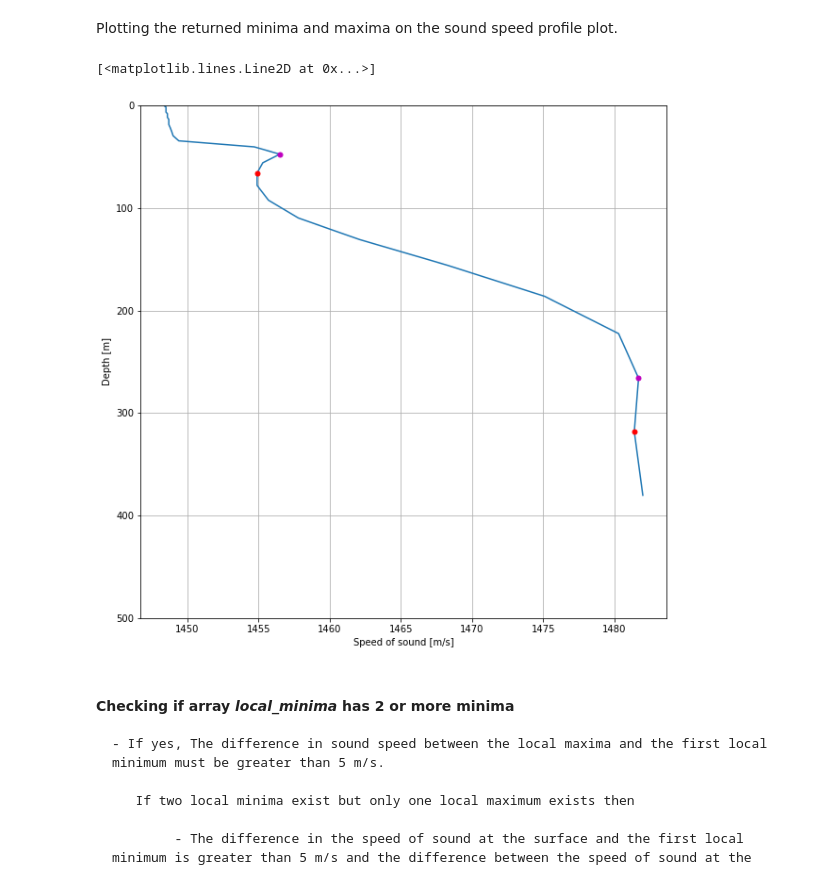
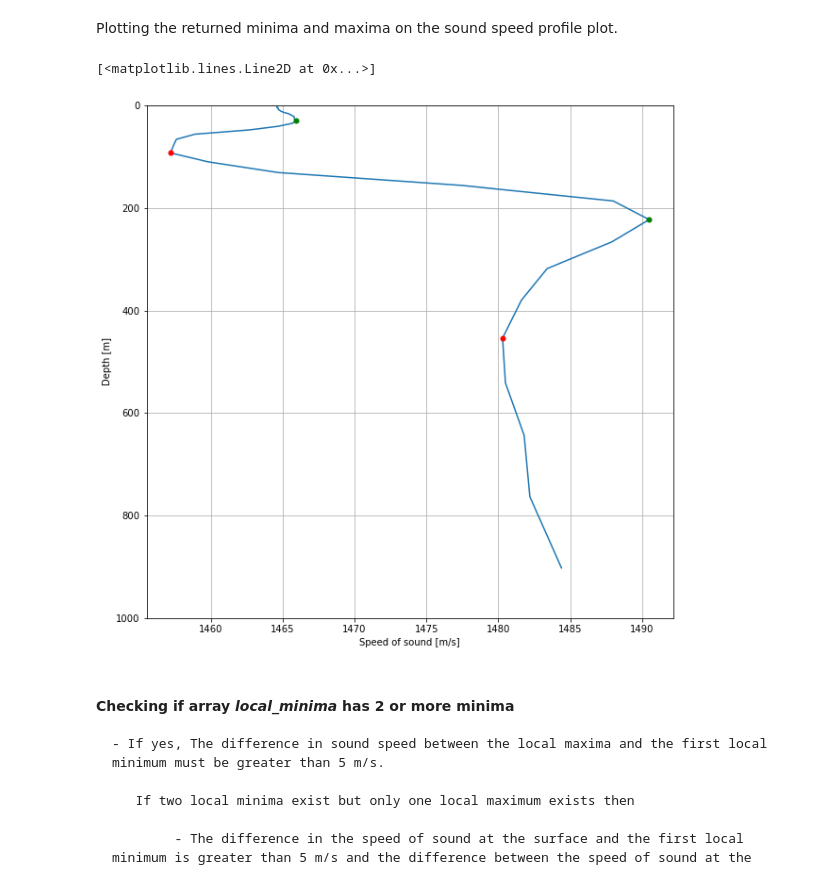
Before and after one commit to BaruaSourav/Ocean-Nav, a Jupyter notebook: Potential Sub Surface channel.ipynb, the cells around one changed output. Drawn from its saved outputs; the diff is of its cells as text; code cells hidden in the pictures.

```diff
--- a/Potential Sub Surface channel.ipynb
+++ b/Potential Sub Surface channel.ipynb
@@ -16,7 +16,7 @@ This notebook will contain the update as we step forward implementing the **Pote
 ### Importing a sample profile
 # %%
 #profile = pd.read_csv("sample-pssc-profiles/ts_giops_day_2021-01-22T16_45_30.510267.csv", comment='/')
-profile = pd.read_csv("sample-pssc-profiles/ts_giops_day_2021-01-22T16_45_30.510267.csv", header=2)
+profile = pd.read_csv("sample-pssc-profiles/ts_giops_day_2021-02-01T17 28 05.033836.csv", header=2)
 # %%
 profile.columns
 # %% [output]
@@ -68,15 +68,15 @@ Plotting the returned minima and maxima on the sound speed profile plot.
 # %%
 fig, ax = plt.subplots(1,1,figsize=(10,10))
 ax.plot(profile_depth_sspeed['Sound Speed'], profile_depth_sspeed['Depth (m)'])
 ax.grid(True)
-ax.set_ylim([500,0])
+ax.set_ylim([1000,0])
 ax.set_ylabel('Depth [m]')
 ax.set_xlabel('Speed of sound [m/s]')
 ax.plot(profile_depth_sspeed['Sound Speed'][local_minima],profile_depth_sspeed['Depth (m)'][local_minima],'r.',markersize=10)
-ax.plot(profile_depth_sspeed['Sound Speed'][local_maxima],profile_depth_sspeed['Depth (m)'][local_maxima],'m.',markersize=10)
+ax.plot(profile_depth_sspeed['Sound Speed'][local_maxima],profile_depth_sspeed['Depth (m)'][local_maxima],'g.',markersize=10)
 # %% [output]
 [<matplotlib.lines.Line2D at 0x...>]
-[figure, old version]
+[figure, new version]
 # %% [markdown]
 #### Checking if array *local_minima* has 2 or more minima
     - If yes, The difference in sound speed between the local maxima and the first local minimum must be greater than 5 m/s.
```
Also changed, not shown: parts of 9 cells of this notebook, 6 other files.
